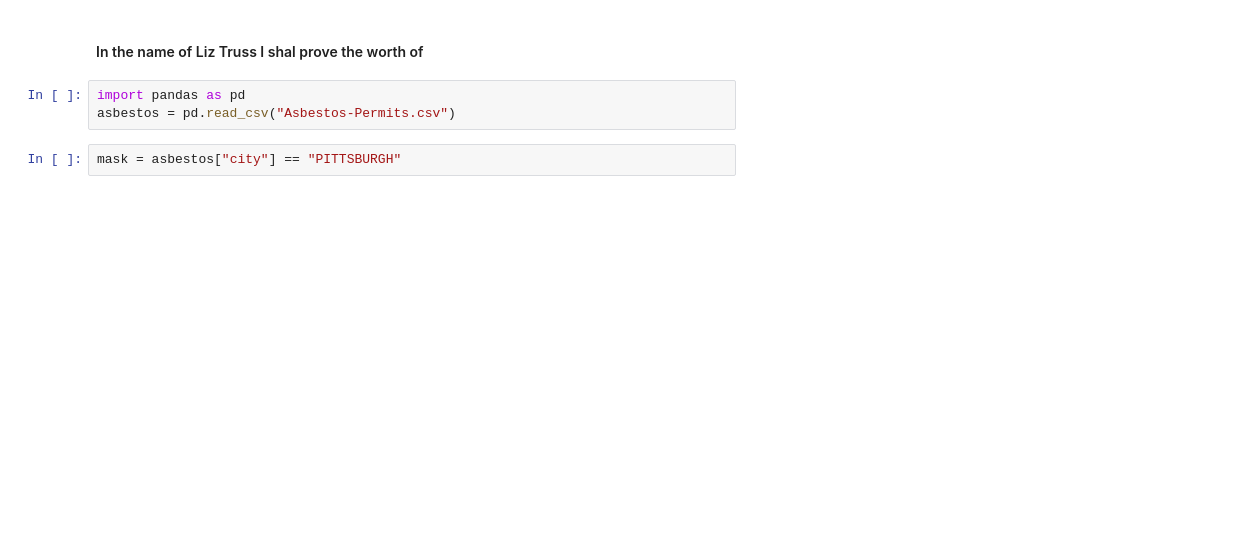
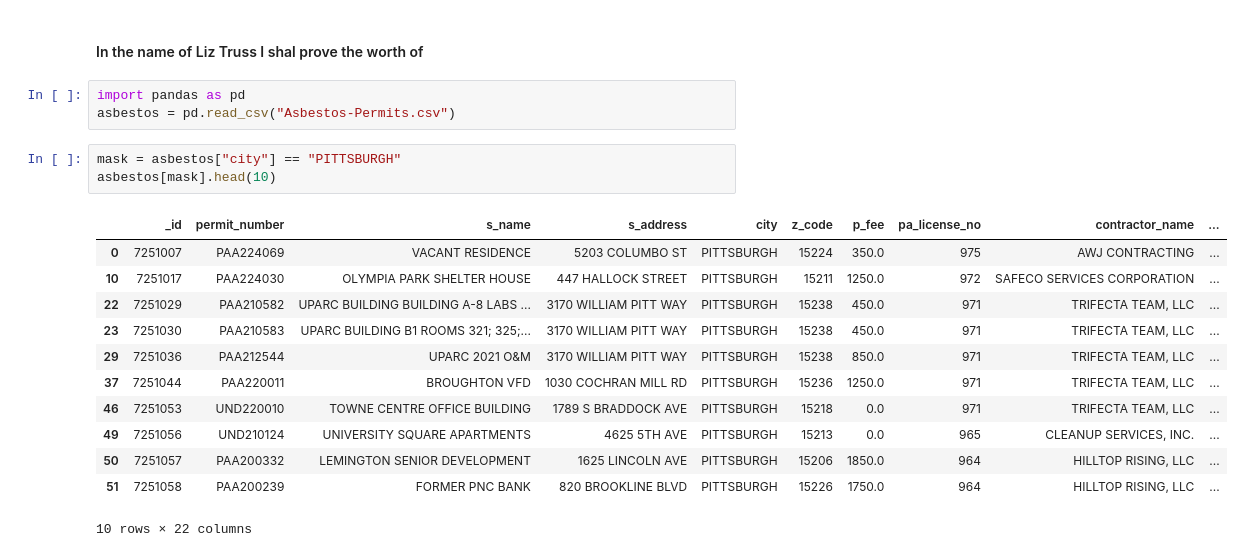
Before and after one commit to rizzocolton/Big-Ideas-Final-Project, a Jupyter notebook: Lettuce Head.ipynb, the cells around one changed output. Drawn from its saved outputs; the diff is of its cells as text; blank space fills up the shorter version.

```diff
--- a/Lettuce Head.ipynb
+++ b/Lettuce Head.ipynb
@@ -5,4 +5,18 @@ import pandas as pd
 asbestos = pd.read_csv("Asbestos-Permits.csv")
 # %%
 mask = asbestos["city"] == "PITTSBURGH"
+asbestos[mask].head(10)
+# %% [output]
+|  | _id | permit_number | s_name | s_address | city | z_code | p_fee | pa_license_no | contractor_name | ... |
+| 0 | 7251007 | PAA224069 | VACANT RESIDENCE | 5203 COLUMBO ST | PITTSBURGH | 15224 | 350.0 | 975 | AWJ CONTRACTING | ... |
+| 10 | 7251017 | PAA224030 | OLYMPIA PARK SHELTER HOUSE | 447 HALLOCK STREET | PITTSBURGH | 15211 | 1250.0 | 972 | SAFECO SERVICES CORPORATION | ... |
+| 22 | 7251029 | PAA210582 | UPARC BUILDING BUILDING A-8 LABS ... | 3170 WILLIAM PITT WAY | PITTSBURGH | 15238 | 450.0 | 971 | TRIFECTA TEAM, LLC | ... |
+| 23 | 7251030 | PAA210583 | UPARC BUILDING B1 ROOMS 321; 325;... | 3170 WILLIAM PITT WAY | PITTSBURGH | 15238 | 450.0 | 971 | TRIFECTA TEAM, LLC | ... |
+| 29 | 7251036 | PAA212544 | UPARC 2021 O&M | 3170 WILLIAM PITT WAY | PITTSBURGH | 15238 | 850.0 | 971 | TRIFECTA TEAM, LLC | ... |
+| 37 | 7251044 | PAA220011 | BROUGHTON VFD | 1030 COCHRAN MILL RD | PITTSBURGH | 15236 | 1250.0 | 971 | TRIFECTA TEAM, LLC | ... |
+| 46 | 7251053 | UND220010 | TOWNE CENTRE OFFICE BUILDING | 1789 S BRADDOCK AVE | PITTSBURGH | 15218 | 0.0 | 971 | TRIFECTA TEAM, LLC | ... |
+| 49 | 7251056 | UND210124 | UNIVERSITY SQUARE APARTMENTS | 4625 5TH AVE | PITTSBURGH | 15213 | 0.0 | 965 | CLEANUP SERVICES, INC. | ... |
+| 50 | 7251057 | PAA200332 | LEMINGTON SENIOR DEVELOPMENT | 1625 LINCOLN AVE | PITTSBURGH | 15206 | 1850.0 | 964 | HILLTOP RISING, LLC | ... |
+| 51 | 7251058 | PAA200239 | FORMER PNC BANK | 820 BROOKLINE BLVD | PITTSBURGH | 15226 | 1750.0 | 964 | HILLTOP RISING, LLC | ... |
+10 rows × 22 columns
 # %%
```
Also changed, not shown: parts of 3 cells of this notebook, 1 other file.
